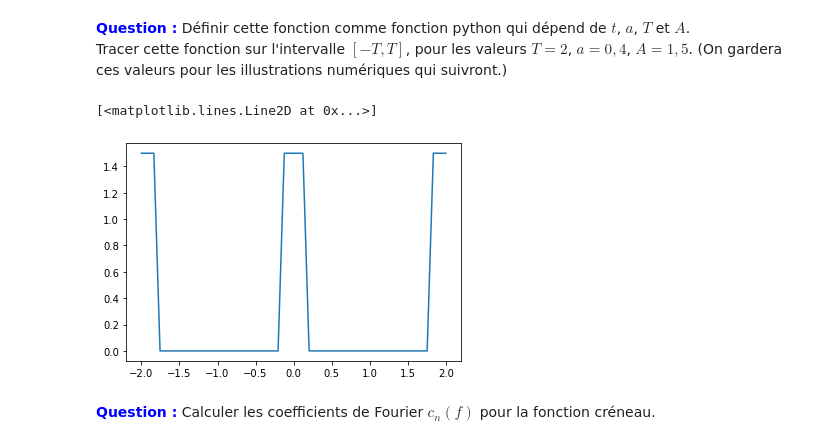
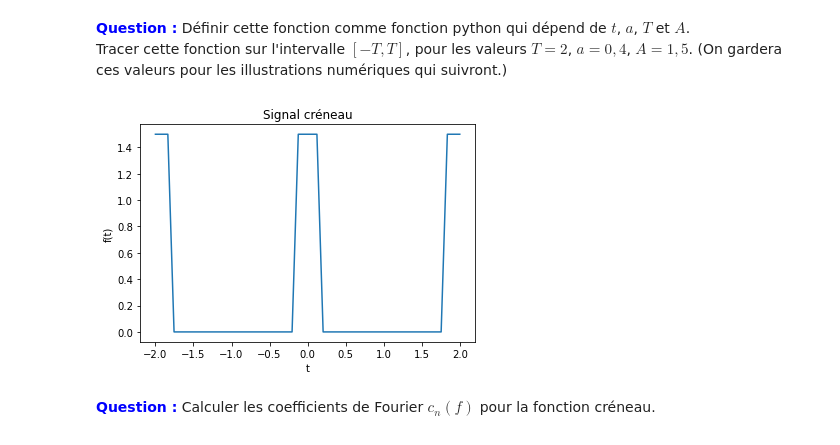
Before and after one commit to IvanSalle/TP_Fourier, a Jupyter notebook: TPFourier2024.ipynb, the cells around one changed output. Drawn from its saved outputs; the diff is of its cells as text; code cells hidden in the pictures.

Commit message:
fonction signal créneau

```diff
--- a/TPFourier2024.ipynb
+++ b/TPFourier2024.ipynb
@@ -421,25 +417,24 @@ Tracer cette fonction sur l'intervalle $[-T,T]$, pour les valeurs $T=2$, $a=0,4$
 # %%
 T = 2
 a = 0.4
 A = 1.5
 
 def f(t, a, T, A):
-    if -a/2 <= t <= a/2:
-        return A
-    elif -a/2 - T <= t <= a/2 - T:
-        return A
-    elif -a/2 + T <= t <= a/2 + T:
+    t_mod = (t + T/2) % T - T/2
+    if -a/2 <= t_mod <= a/2:
         return A
     else:
         return 0
 
-#Graph Plotting
 x = np.linspace(-T,T)
-y = [f(e,a,T,A) for e in x]
-plt.plot(x,y)
+y = [f(e, a, T, A) for e in x]
+plt.plot(x, y)
+plt.xlabel('t')
+plt.ylabel('f(t)')
+plt.title('Signal créneau')
+plt.show()
 # %% [output]
-[<matplotlib.lines.Line2D at 0x...>]
-[figure, old version]
+[figure, new version]
 # %% [markdown]
 **<font color = blue>Question :</font>**
 Calculer les coefficients de Fourier $c_n(f)$ pour la fonction créneau.
```
Also changed, not shown: parts of 10 cells of this notebook.
